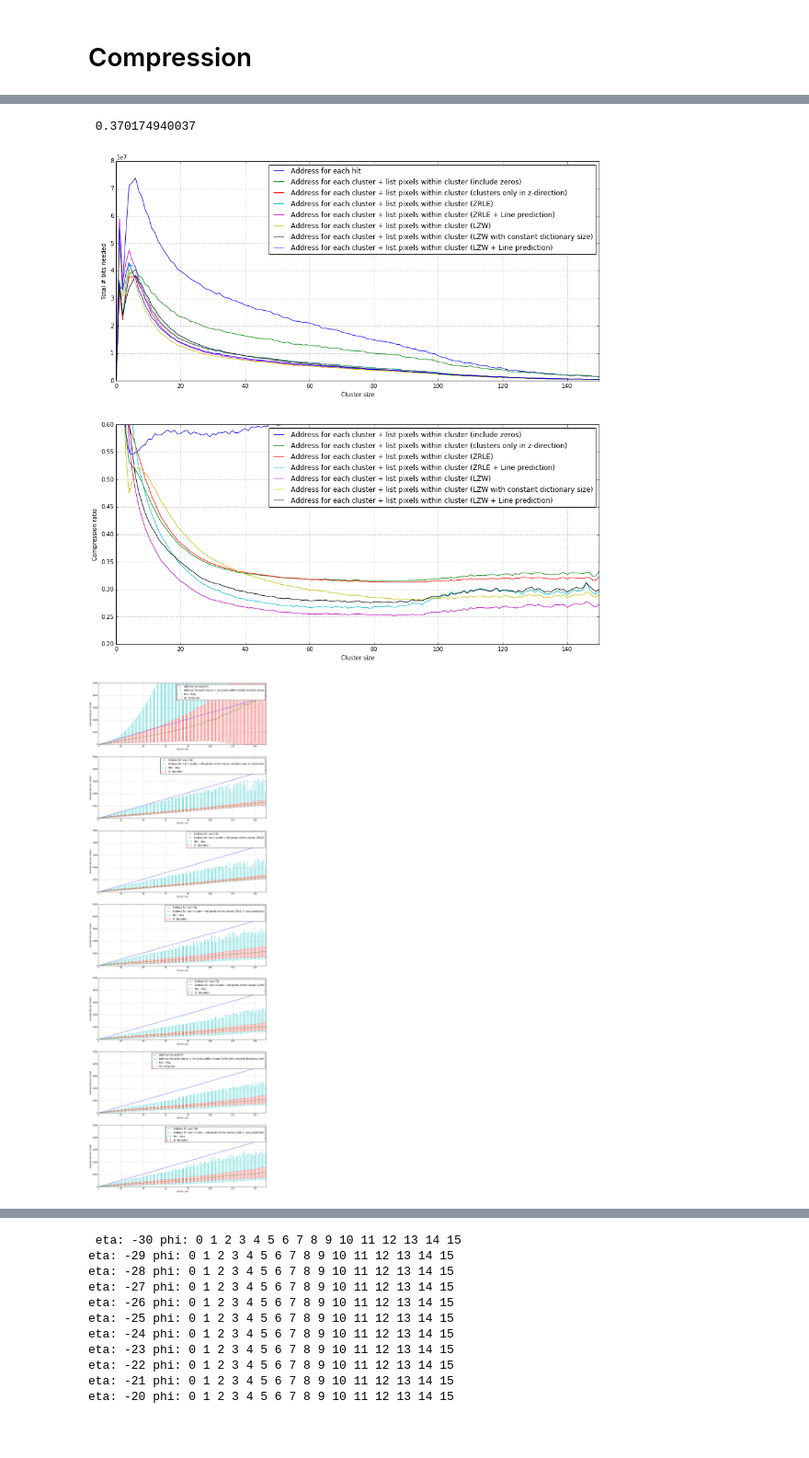
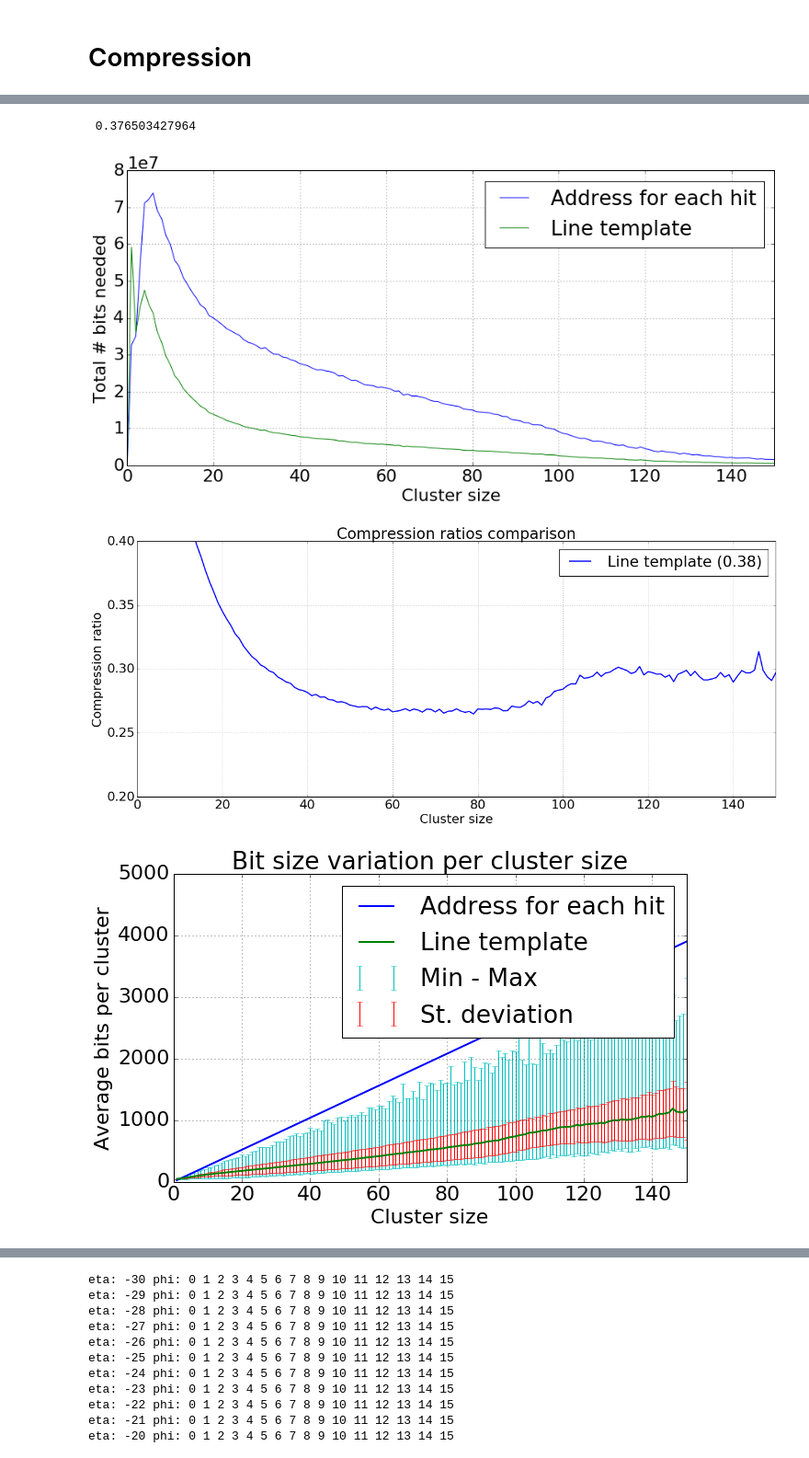
Before and after one commit to adikus/physics_project, a Jupyter notebook: compression.ipynb, the cells around one changed output, grey strips where cells are left out. Shown at 92% size. Drawn from its saved outputs; the diff is of its cells as text; code cells hidden in the pictures; blank space fills up the shorter version.

Commit message:
Event and region based compressons

```diff
--- a/compression.ipynb
+++ b/compression.ipynb
@@ -207,7 +293,7 @@ def load_bit_sizes_for_alg(eta, phi, alg):
     for eventID, clusters in cluster_tots.iteritems():
         for (i, cluster_tot) in enumerate(clusters):
             length = min(len(np.where(cluster_tot > 0)[0]), 999)
-            cluster_bit_length = globals()[alg + '_cluster_bit_length'](cluster_tot)
+            cluster_bit_length = globals()[alg + '_cluster_bit_length'](cluster_tot, eventID)
             bits[length].append(cluster_bit_length)
 
     np.save(path + filename, bits)
@@ -220,9 +306,9 @@ def get_bit_sizes_for_alg(eta, phi, alg, force_reload=False):
     else:
         return np.load(path + filename)
 # %%
-algs = ['base', 'cluster', 'row_cluster', 'zrle', 'line', 'lzw']
+algs = ['cluster', 'row_cluster', 'zrle', 'line', 'lzw']
 
-for eta_i in range(0, 31):
+for eta_i in range(-31, 31):
     print 'eta:', eta_i, 'phi:',
     for phi_i in range(0,16):
         print phi_i,
@@ -248,7 +334,8 @@ eta: 28 phi: 0 1 2 3 4 5 6 7 8 9 10 11 12 13 14 15
 eta: 29 phi: 0 1 2 3 4 5 6 7 8 9 10 11 12 13 14 15
 eta: 30 phi: 0 1 2 3 4 5 6 7 8 9 10 11 12 13 14 15
 # %%
-algs = ['base', 'cluster', 'row_cluster', 'zrle', 'line', 'lzw', 'lzw_cds', 'line_lzw']
+#algs = ['base', 'cluster', 'row_cluster', 'zrle', 'line', 'lzw', 'lzw_cds', 'line_lzw']
+algs = ['base', 'line']
 
 compression_bits = {}
 for alg in algs:
@@ -270,14 +357,17 @@ plt.subplot(211)
 
 alg_labels = {
     'base': 'Address for each hit',
-    'cluster': 'Address for each cluster + list pixels within cluster (include zeros)',
-    'row_cluster': 'Address for each cluster + list pixels within cluster (clusters only in z-direction)',
-    'zrle': 'Address for each cluster + list pixels within cluster (ZRLE)',
-    'line': 'Address for each cluster + list pixels within cluster (ZRLE + Line prediction)',
-    'line_lzw': 'Address for each cluster + list pixels within cluster (LZW + Line prediction)',
-    'lzw': 'Address for each cluster + list pixels within cluster (LZW)',
-    'lzw_cds': 'Address for each cluster + list pixels within cluster (LZW with constant dictionary size)',
-    'optimal': 'The best option'
+    'zrle': 'ZRLE',
+    'line': 'Line template',
+    'lzw':  'LZW'
+    #'cluster': 'Address for each cluster + list pixels within cluster (include zeros)',
+    #'row_cluster': 'Address for each cluster + list pixels within cluster (clusters only in z-direction)',
+    #'zrle': 'Address for each cluster + list pixels within cluster (ZRLE)',
+    #'line': 'Address for each cluster + list pixels within cluster (ZRLE + Line prediction)',
+    #'line_lzw': 'Address for each cluster + list pixels within cluster (LZW + Line prediction)',
+    #'lzw': 'Address for each cluster + list pixels within cluster (LZW)',
+    #'lzw_cds': 'Address for each cluster + list pixels within cluster (LZW with constant dictionary size)',
+    #'optimal': 'The best option'
 }
 
 base_sums = np.zeros((1000))+0.00001
@@ -285,12 +375,14 @@ for i, bits in enumerate(compression_bits['base']):
     base_sums[i] = np.sum(bits)
 base_total_sum = np.sum(base_sums)
 
+overall_ratios = {}
 for alg in algs:
     sums = np.zeros((1000))
     for i, bits in enumerate(compression_bits[alg]):
         sums[i] = np.sum(bits)
     plt.plot( sums, label=alg_labels[alg])
-    print 'Overall compression ratio(' + alg +  '):', np.sum(sums) / base_total_sum
+    overall_ratios[alg] = np.sum(sums) / base_total_sum
+    print 'Overall compression ratio(' + alg +  '):', overall_ratios[alg]
 
 plt.legend()
 plt.xlabel('Cluster size')
@@ -298,28 +390,30 @@ plt.grid(True)
 plt.ylabel('Total # bits needed')
 plt.xlim([0, 150])
 
-plt.subplot(212)
+plt.figure(figsize=(20,8))
+#plt.subplot(212)
 for alg in algs:
     if alg == 'base':
         continue
     sums = np.zeros((1000))
     for i, bits in enumerate(compression_bits[alg]):
         sums[i] = np.sum(bits)
-    plt.plot(1.0*sums/base_sums, label=alg_labels[alg])
+    plt.plot(1.0*sums/base_sums, linewidth=2, label=alg_labels[alg] + ' ('+ str(round(overall_ratios[alg]*100)/100) + ')')
 plt.legend()
 plt.xlim([0, 150])
-plt.ylim([0.2, 0.6])
+plt.ylim([0.2, 0.4])
 plt.xlabel('Cluster size')
 plt.grid(True)
+plt.title('Compression ratios comparison')
 plt.ylabel('Compression ratio')
 plt.savefig('compression_ratios_comp2.png')
 
-plt.figure(figsize=(15,45))
+plt.figure(figsize=(10, 6))
 
 for i, alg in enumerate(algs):
     if alg == 'base':
         continue
-    plt.subplot(7,1,i)
+    plt.subplot(1,1,i)
     err = np.zeros((1000))
     avg = np.zeros((1000))
     max_bits = np.zeros((1000))
@@ -337,14 +431,15 @@ for i, alg in enumerate(algs):
     err_down = avg - min_bits
     plt.errorbar(range(1000), avg, yerr=[err_down, err_up], label='Min - Max', color='none', ecolor='c')
     plt.errorbar(range(1000), avg, yerr=err, label='St. deviation', color='none', ecolor='r')
-    plt.plot(1.0*base_sums/counts, label=alg_labels['base'])
-    plt.plot(avg, label=alg_labels[alg])
+    plt.plot(1.0*base_sums/counts, linewidth=2, label=alg_labels['base'])
+    plt.plot(avg, linewidth=2, label=alg_labels[alg])
     plt.legend()
     plt.xlim([0, 150])
     plt.ylim([0, 5000])
     #plt.yscale('log')
     plt.xlabel('Cluster size')
     plt.grid(True)
+    plt.title('Bit size variation per cluster size')
     plt.ylabel('Average bits per cluster')
 plt.savefig('compression_ratios_comp3.png')
 
@@ -370,6 +465,7 @@ Overall compression ratio(line_lzw):
- 0.370174940037
+ 0.376503427964
-[figure, old version]
+[figure, new version]
-[figure, old version]
+[figure, new version]
+[figure, added]
 # %%
 base_sums = np.zeros((1000))+0.00001
 for i, bits in enumerate(compression_bits['base']):
```
Also changed, not shown: parts of 31 cells of this notebook, 42 other files.
